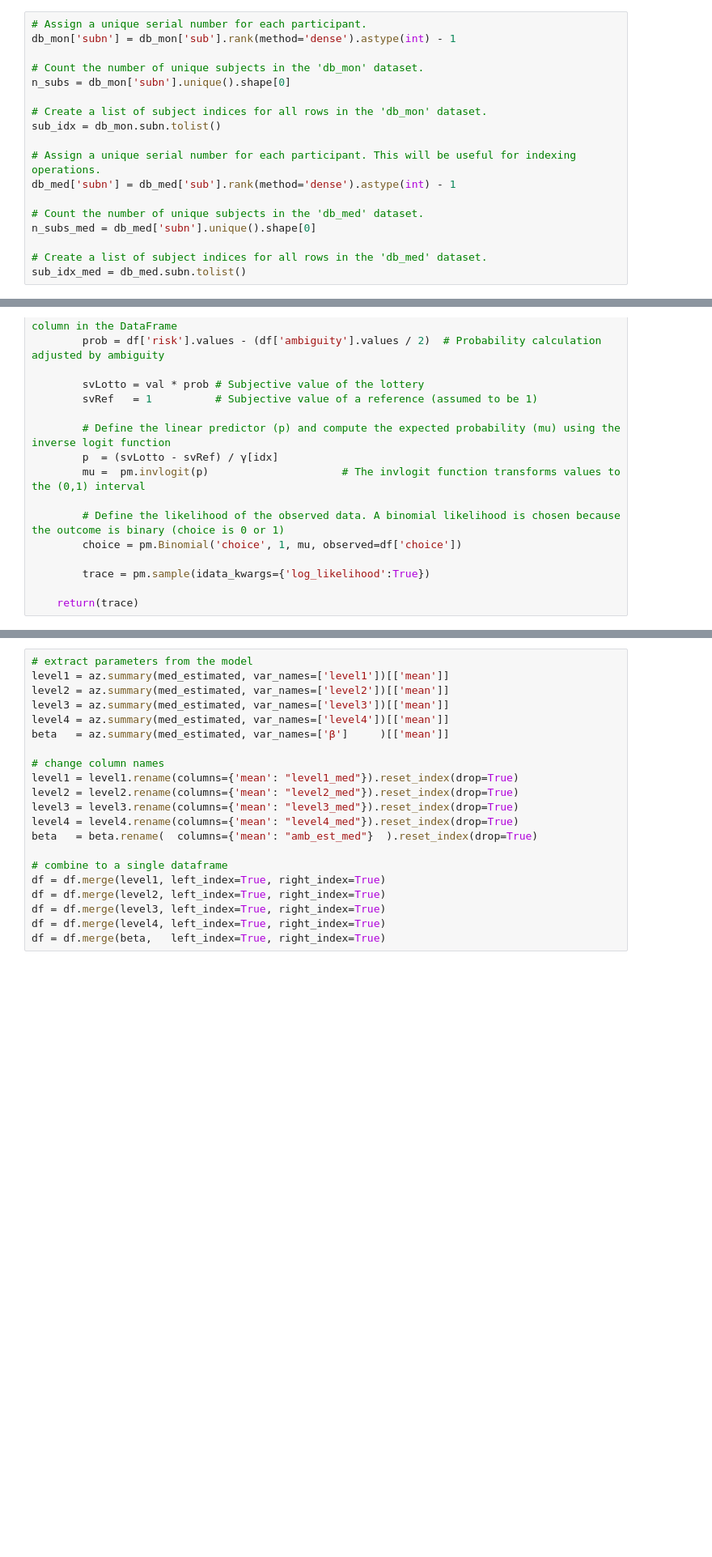
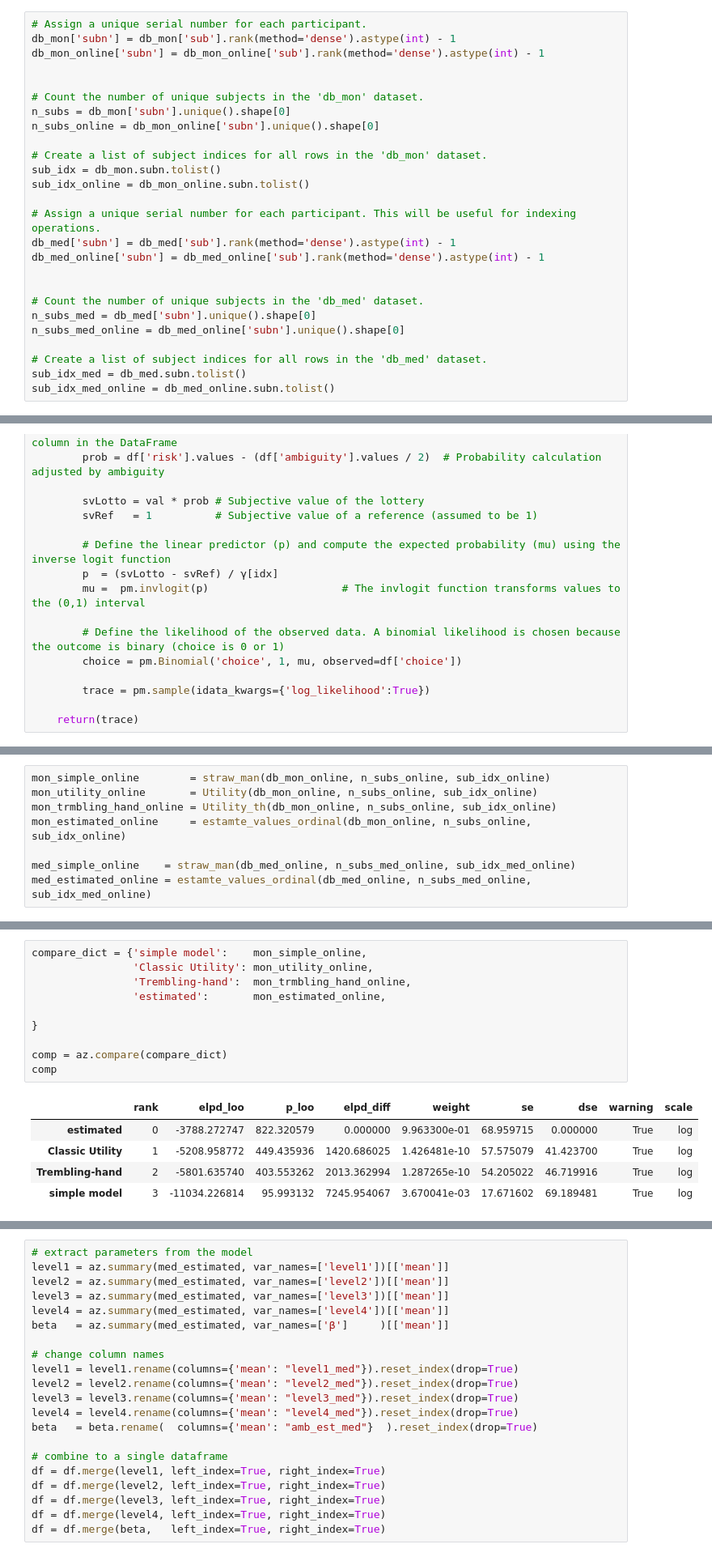
Before and after one commit to KoremNSN/Aging, a Jupyter notebook: RiskAmbiguity/4.RnA_modelbased_analysis.ipynb, the cells around one changed output, grey strips where cells are left out. Shown at 81% size. Saved outputs shown, nothing was run; the diff lists cells and outputs as text; blank space fills up the shorter version.

```diff
--- a/RiskAmbiguity/4.RnA_modelbased_analysis.ipynb
+++ b/RiskAmbiguity/4.RnA_modelbased_analysis.ipynb
@@ -19,21 +25,29 @@ participants medical:  66
 # %%
 # Assign a unique serial number for each participant.
 db_mon['subn'] = db_mon['sub'].rank(method='dense').astype(int) - 1
+db_mon_online['subn'] = db_mon_online['sub'].rank(method='dense').astype(int) - 1
+
 
 # Count the number of unique subjects in the 'db_mon' dataset.
 n_subs = db_mon['subn'].unique().shape[0]
+n_subs_online = db_mon_online['subn'].unique().shape[0]
 
 # Create a list of subject indices for all rows in the 'db_mon' dataset.
 sub_idx = db_mon.subn.tolist()
+sub_idx_online = db_mon_online.subn.tolist()
 
 # Assign a unique serial number for each participant. This will be useful for indexing operations.
 db_med['subn'] = db_med['sub'].rank(method='dense').astype(int) - 1
+db_med_online['subn'] = db_med_online['sub'].rank(method='dense').astype(int) - 1
+
 
 # Count the number of unique subjects in the 'db_med' dataset.
 n_subs_med = db_med['subn'].unique().shape[0]
+n_subs_med_online = db_med_online['subn'].unique().shape[0]
 
 # Create a list of subject indices for all rows in the 'db_med' dataset.
 sub_idx_med = db_med.subn.tolist()
+sub_idx_med_online = db_med_online.subn.tolist()
 # %%
 def straw_man(df, n_subs, idx):
     """
@@ -273,0 +303,8 @@ Sampling 4 chains for 1_000 tune and 1_000 draw iterations (4_000 + 4_000 draws
+# %%
+mon_simple_online        = straw_man(db_mon_online, n_subs_online, sub_idx_online)
+mon_utility_online       = Utility(db_mon_online, n_subs_online, sub_idx_online)
+mon_trmbling_hand_online = Utility_th(db_mon_online, n_subs_online, sub_idx_online)
+mon_estimated_online     = estamte_values_ordinal(db_mon_online, n_subs_online, sub_idx_online)
+
+med_simple_online    = straw_man(db_med_online, n_subs_med_online, sub_idx_med_online)
+med_estimated_online = estamte_values_ordinal(db_med_online, n_subs_med_online, sub_idx_med_online)
@@ -306 +365,17 @@ Sampling 4 chains for 1_000 tune and 1_000 draw iterations (4_000 + 4_000 draws
+# %%
+compare_dict = {'simple model':    mon_simple_online,
+                'Classic Utility': mon_utility_online,
+                'Trembling-hand':  mon_trmbling_hand_online,
+                'estimated':       mon_estimated_online,
+
+}
+
+comp = az.compare(compare_dict)
+comp
+# %% [output]
+|  | rank | elpd_loo | p_loo | elpd_diff | weight | se | dse | warning | scale |
+| estimated | 0 | -3788.272747 | 822.320579 | 0.000000 | 9.963300e-01 | 68.959715 | 0.000000 | True | log |
+| Classic Utility | 1 | -5208.958772 | 449.435936 | 1420.686025 | 1.426481e-10 | 57.575079 | 41.423700 | True | log |
+| Trembling-hand | 2 | -5801.635740 | 403.553262 | 2013.362994 | 1.287265e-10 | 54.205022 | 46.719916 | True | log |
+| simple model | 3 | -11034.226814 | 95.993132 | 7245.954067 | 3.670041e-03 | 17.671602 | 69.189481 | True | log |
 # %%
```
Also changed, not shown: parts of 27 cells of this notebook.
